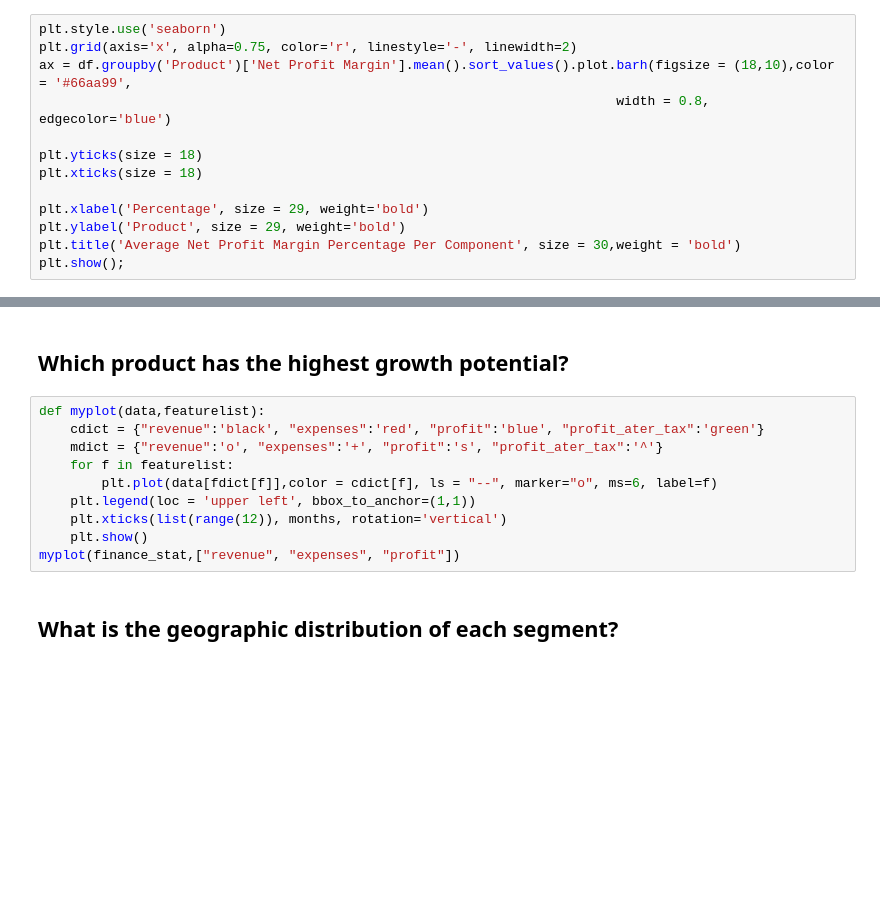
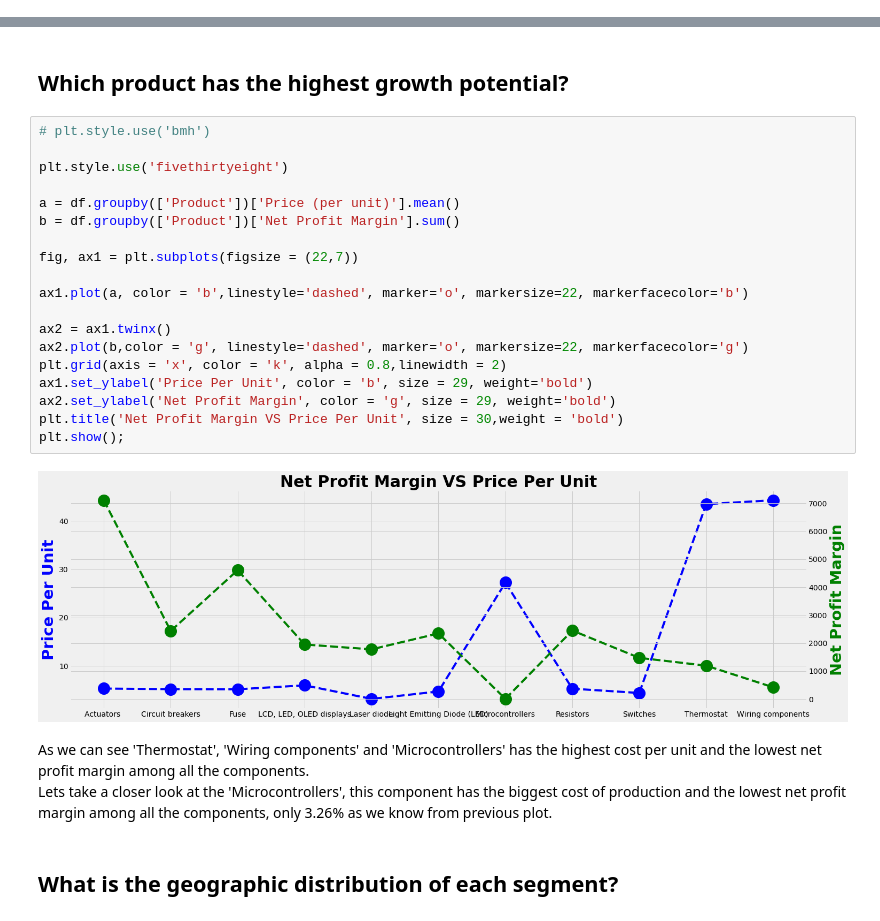
Before and after one commit to ValGRY/Data-Science-Projects, a Jupyter notebook: Techno Industries Inc/Techno Industries Inc. - Copy.ipynb, the cells around one changed output, grey strips where cells are left out. Drawn from its saved outputs; the diff is of its cells as text; blank space fills up the shorter version.

```diff
--- a/Techno Industries Inc/Techno Industries Inc. - Copy.ipynb
+++ b/Techno Industries Inc/Techno Industries Inc. - Copy.ipynb
@@ -394,13 +160,0 @@ plt.title('Percent Of Customers For Each Industry', size = 25,weight = 'bold');
-# %%
-plt.style.use('seaborn')
-plt.grid(axis='x', alpha=0.75, color='r', linestyle='-', linewidth=2)
-ax = df.groupby('Product')['Net Profit Margin'].mean().sort_values().plot.barh(figsize = (18,10),color = '#66aa99',
-                                                                          width = 0.8, edgecolor='blue')
-
-plt.yticks(size = 18)
-plt.xticks(size = 18)
-
-plt.xlabel('Percentage', size = 29, weight='bold')
-plt.ylabel('Product', size = 29, weight='bold')
-plt.title('Average Net Profit Margin Percentage Per Component', size = 30,weight = 'bold')
-plt.show();
@@ -412,15 +173,29 @@ On the other side microcontrollers bring the least average profitability
 # %% [markdown]
 ## Which product has the highest growth potential?
-# %%
-def myplot(data,featurelist):
-    cdict = {"revenue":'black', "expenses":'red', "profit":'blue', "profit_ater_tax":'green'}
-    mdict = {"revenue":'o', "expenses":'+', "profit":'s', "profit_ater_tax":'^'}
-    for f in featurelist:
-        plt.plot(data[fdict[f]],color = cdict[f], ls = "--", marker="o", ms=6, label=f)
-    plt.legend(loc = 'upper left', bbox_to_anchor=(1,1))
-    plt.xticks(list(range(12)), months, rotation='vertical')
-    plt.show()
-myplot(finance_stat,["revenue", "expenses", "profit"])
+# %%
+# plt.style.use('bmh')
+
+plt.style.use('fivethirtyeight')
+
+a = df.groupby(['Product'])['Price (per unit)'].mean()
+b = df.groupby(['Product'])['Net Profit Margin'].sum()
+
+fig, ax1 = plt.subplots(figsize = (22,7))
+
+ax1.plot(a, color = 'b',linestyle='dashed', marker='o', markersize=22, markerfacecolor='b')
+
+ax2 = ax1.twinx()
+ax2.plot(b,color = 'g', linestyle='dashed', marker='o', markersize=22, markerfacecolor='g')
+plt.grid(axis = 'x', color = 'k', alpha = 0.8,linewidth = 2)
+ax1.set_ylabel('Price Per Unit', color = 'b', size = 29, weight='bold')
+ax2.set_ylabel('Net Profit Margin', color = 'g', size = 29, weight='bold')
+plt.title('Net Profit Margin VS Price Per Unit', size = 30,weight = 'bold')
+plt.show();
+# %% [output]
+[figure, added]
+# %% [markdown]
+As we can see 'Thermostat', 'Wiring components' and 'Microcontrollers' has the highest cost per unit and the lowest net profit margin among all the components.
+Lets take a closer look at the 'Microcontrollers', this component has the biggest cost of production and the lowest net profit margin among all the components, only 3.26% as we know from previous plot.
 # %% [markdown]
 ## What is the geographic distribution of each segment?
 # %%
```
Also changed, not shown: parts of 36 cells of this notebook.
